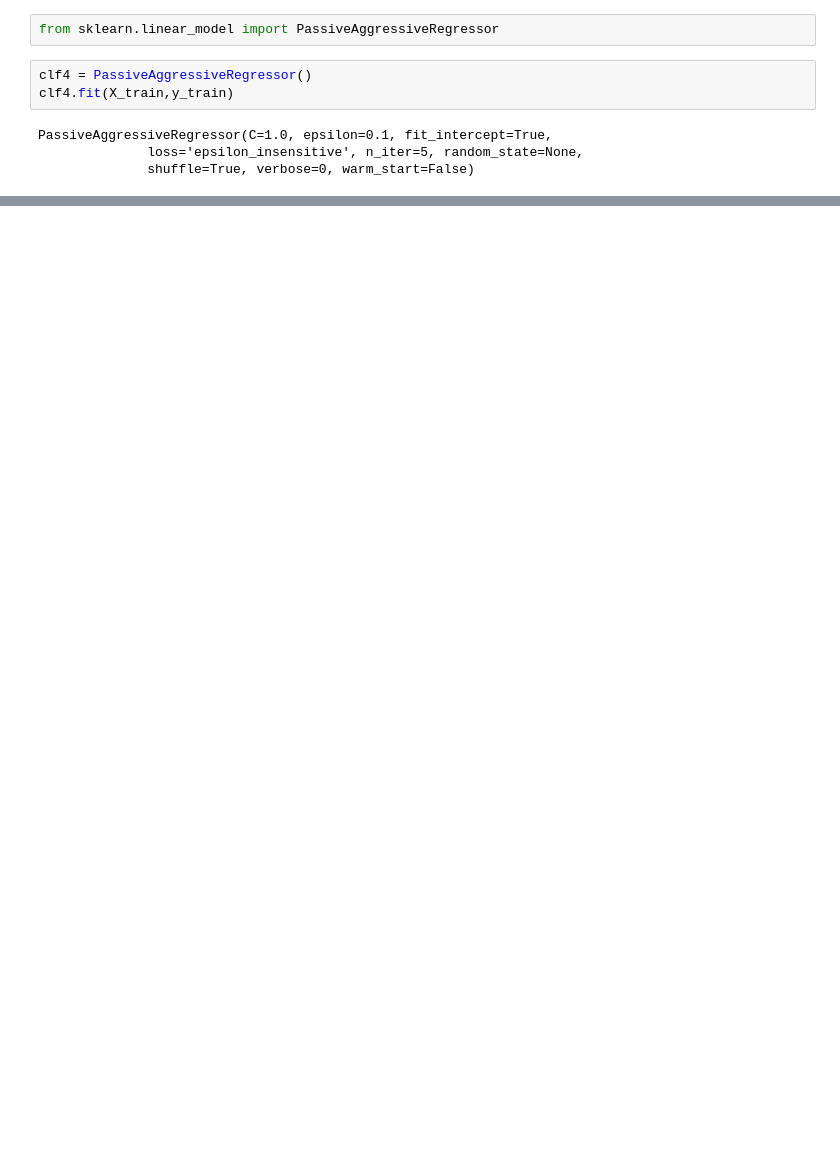
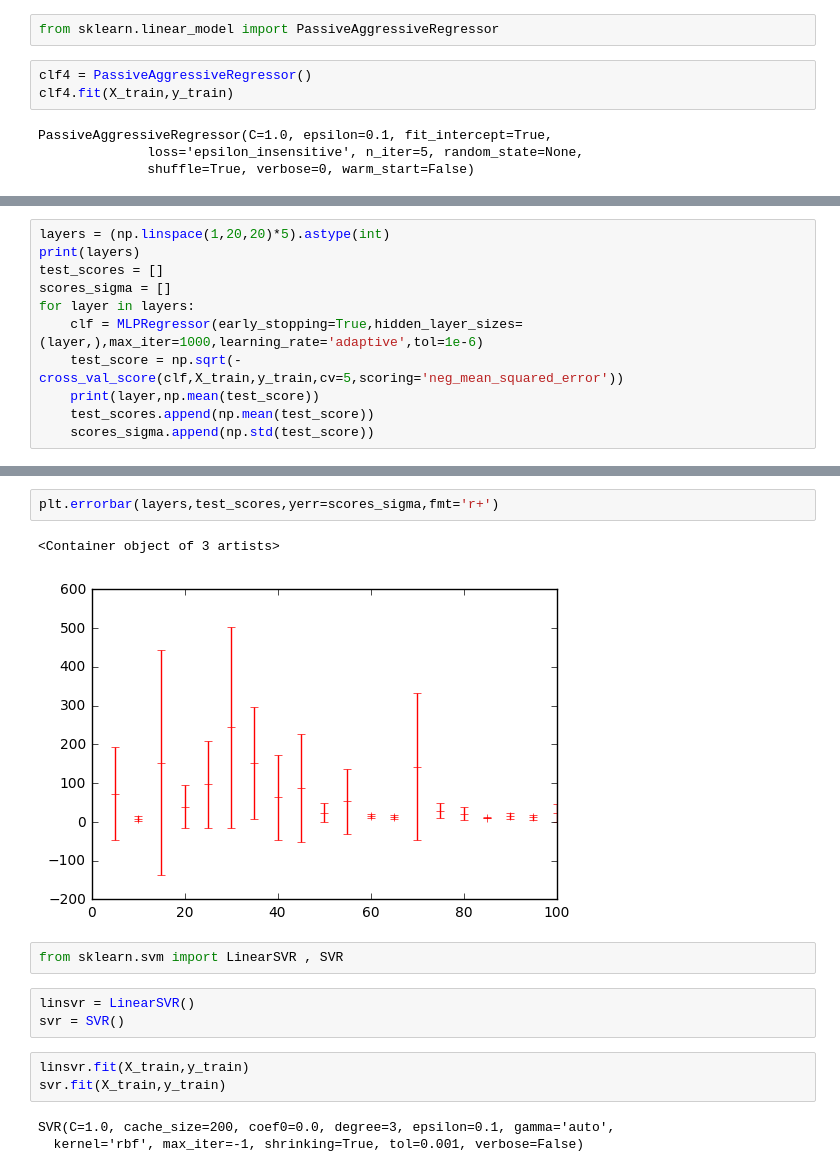
Before and after one commit to FNeubuerger/SMD_WS_1617, a Jupyter notebook: DataMiningChallenge/Untitled.ipynb, the cells around one changed output, grey strips where cells are left out. Saved outputs shown, nothing was run; the diff lists cells and outputs as text; blank space fills up the shorter version.

```diff
--- a/DataMiningChallenge/Untitled.ipynb
+++ b/DataMiningChallenge/Untitled.ipynb
@@ -202,0 +208,11 @@ print(np.mean(test_score_4))
+# %%
+layers = (np.linspace(1,20,20)*5).astype(int)
+print(layers)
+test_scores = []
+scores_sigma = []
+for layer in layers:
+    clf = MLPRegressor(early_stopping=True,hidden_layer_sizes=(layer,),max_iter=1000,learning_rate='adaptive',tol=1e-6)
+    test_score = np.sqrt(-cross_val_score(clf,X_train,y_train,cv=5,scoring='neg_mean_squared_error'))
+    print(layer,np.mean(test_score))
+    test_scores.append(np.mean(test_score))
+    scores_sigma.append(np.std(test_score))
@@ -202,0 +242,16 @@ print(np.mean(test_score_4))
+# %%
+plt.errorbar(layers,test_scores,yerr=scores_sigma,fmt='r+')
+# %% [output]
+<Container object of 3 artists>
+[figure, added]
+# %%
+from sklearn.svm import LinearSVR , SVR
+# %%
+linsvr = LinearSVR()
+svr = SVR()
+# %%
+linsvr.fit(X_train,y_train)
+svr.fit(X_train,y_train)
+# %% [output]
+SVR(C=1.0, cache_size=200, coef0=0.0, degree=3, epsilon=0.1, gamma='auto',
+  kernel='rbf', max_iter=-1, shrinking=True, tol=0.001, verbose=False)
```
Also changed, not shown: parts of 18 cells of this notebook, 3 other files.
